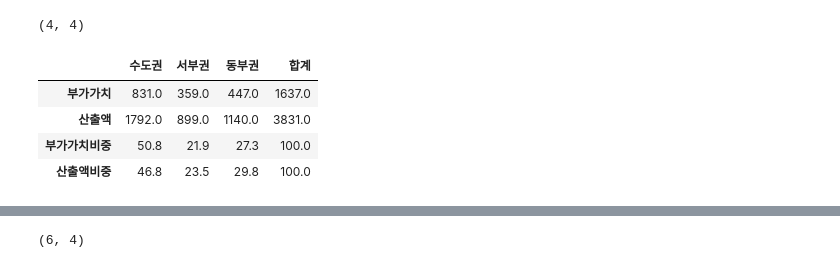
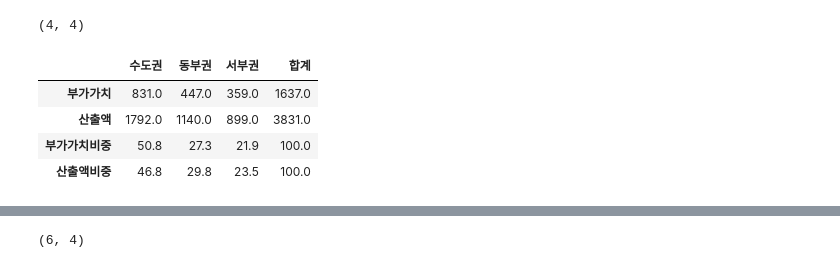
Before and after one commit to Tom-Jung/legendary-funicular, a Jupyter notebook: Ch7. 지역산업연관분석_3부문_3지역_new.ipynb, the cells around one changed output, grey strips where cells are left out. Saved outputs shown, nothing was run; the diff lists cells and outputs as text; code cells hidden in the pictures.

```diff
--- a/Ch7. 지역산업연관분석_3부문_3지역_new.ipynb
+++ b/Ch7. 지역산업연관분석_3부문_3지역_new.ipynb
@@ -73,15 +73,15 @@ str_rg.shape
 # %% [output]
 (4, 4)
 # %%
-VACT_by_RG = pd.DataFrame(str_rg, columns = ['수도권', '서부권', '동부권','합계'],
+VACT_by_RG = pd.DataFrame(str_rg, columns = ['수도권', '동부권', '서부권','합계'],
                      index=['부가가치', '산출액', '부가가치비중', '산출액비중']) # 변수명 붙여서 pandas로 내보내기
 VACT_by_RG
 # %% [output]
-|  | 수도권 | 서부권 | 동부권 | 합계 |
-| 부가가치 | 831.0 | 359.0 | 447.0 | 1637.0 |
-| 산출액 | 1792.0 | 899.0 | 1140.0 | 3831.0 |
-| 부가가치비중 | 50.8 | 21.9 | 27.3 | 100.0 |
-| 산출액비중 | 46.8 | 23.5 | 29.8 | 100.0 |
+|  | 수도권 | 동부권 | 서부권 | 합계 |
+| 부가가치 | 831.0 | 447.0 | 359.0 | 1637.0 |
+| 산출액 | 1792.0 | 1140.0 | 899.0 | 3831.0 |
+| 부가가치비중 | 50.8 | 27.3 | 21.9 | 100.0 |
+| 산출액비중 | 46.8 | 29.8 | 23.5 | 100.0 |
 # %%
 # csv 파일로 내보내기
 VACT_by_RG.to_csv('산출액_부가가치_지역별_비중.csv', encoding='utf_8-sig')
```
Also changed, not shown: parts of 40 cells of this notebook.
